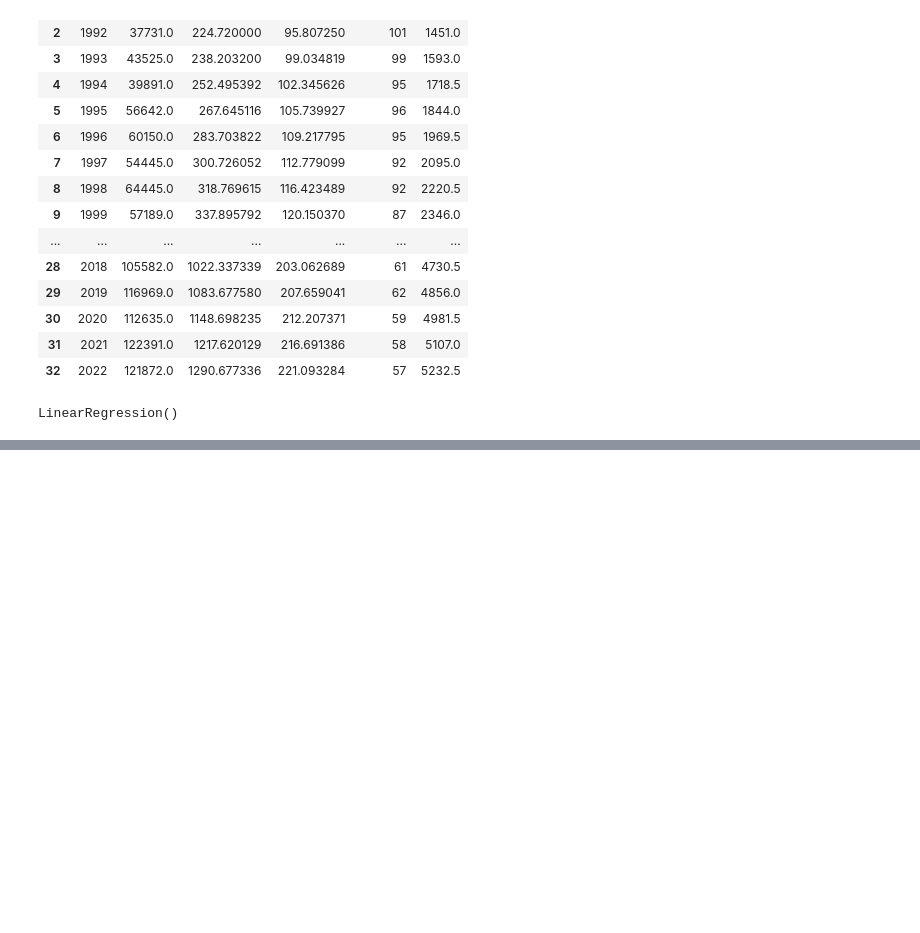
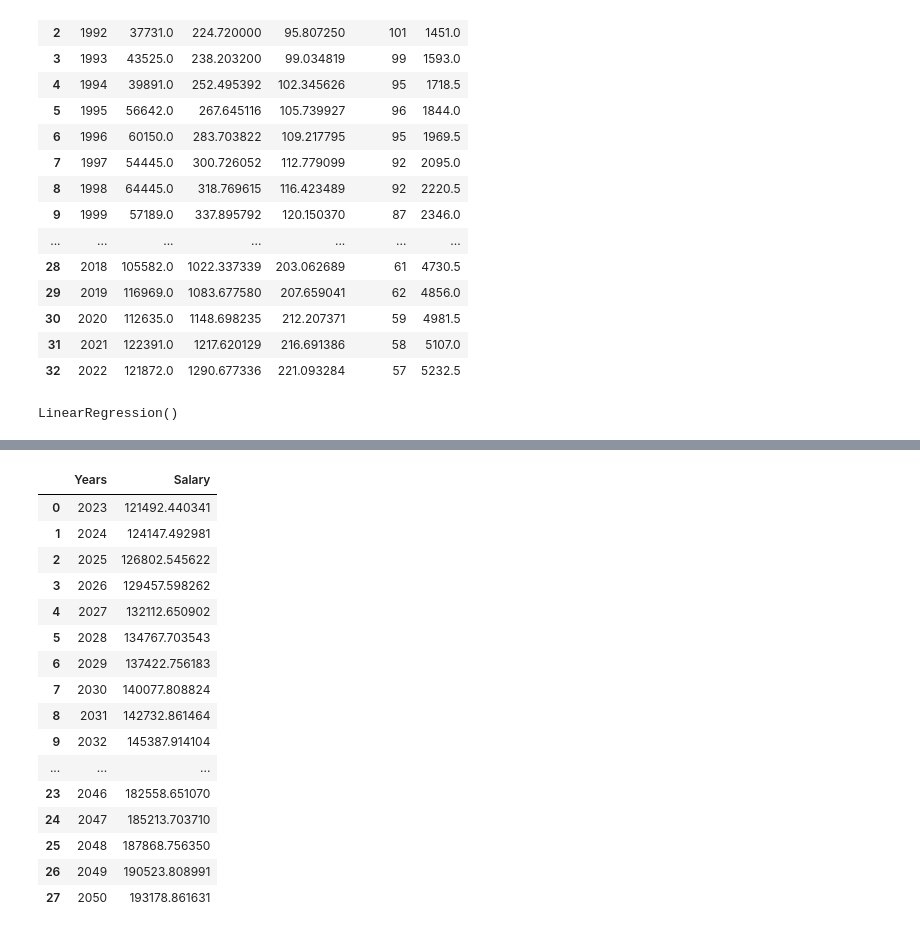
Before and after one commit to Hossein-MJafari/EEcon_Py_Project, a Jupyter notebook: Project.ipynb, the cells around one changed output, grey strips where cells are left out. Saved outputs shown, nothing was run; the diff lists cells and outputs as text; code cells hidden in the pictures; blank space fills up the shorter version.

```diff
--- a/Project.ipynb
+++ b/Project.ipynb
@@ -77,0 +74,22 @@ data
+# %%
+predicted_data = pd.DataFrame({'Years': [i for i in range(2023,2051)],
+                               'Salary': [predict(i) for i in range(2023,2051)]})
+predicted_data
+# %% [output]
+|  | Years | Salary |
+| 0 | 2023 | 121492.440341 |
+| 1 | 2024 | 124147.492981 |
+| 2 | 2025 | 126802.545622 |
+| 3 | 2026 | 129457.598262 |
+| 4 | 2027 | 132112.650902 |
+| 5 | 2028 | 134767.703543 |
+| 6 | 2029 | 137422.756183 |
+| 7 | 2030 | 140077.808824 |
+| 8 | 2031 | 142732.861464 |
+| 9 | 2032 | 145387.914104 |
+| ... | ... | ... |
+| 23 | 2046 | 182558.651070 |
+| 24 | 2047 | 185213.703710 |
+| 25 | 2048 | 187868.756350 |
+| 26 | 2049 | 190523.808991 |
+| 27 | 2050 | 193178.861631 |
```
Also changed, not shown: parts of 6 cells of this notebook.
